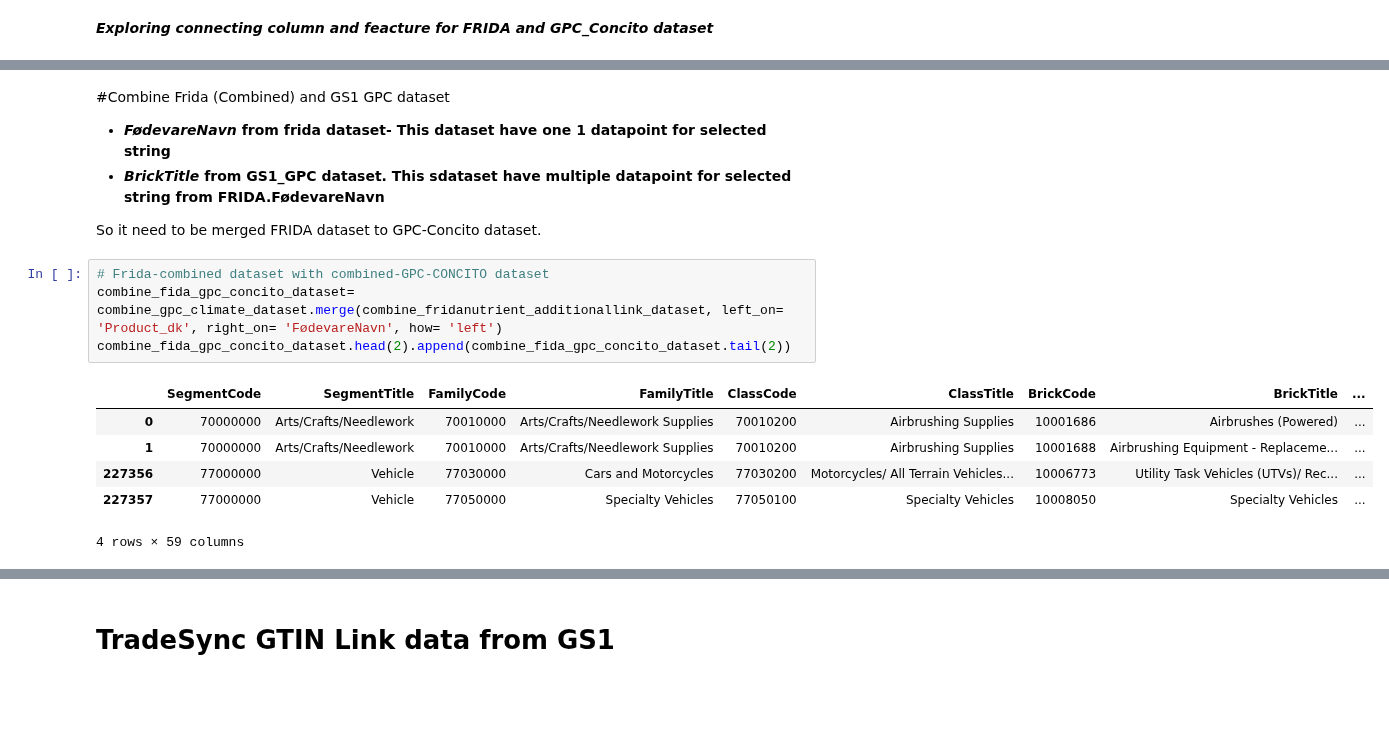
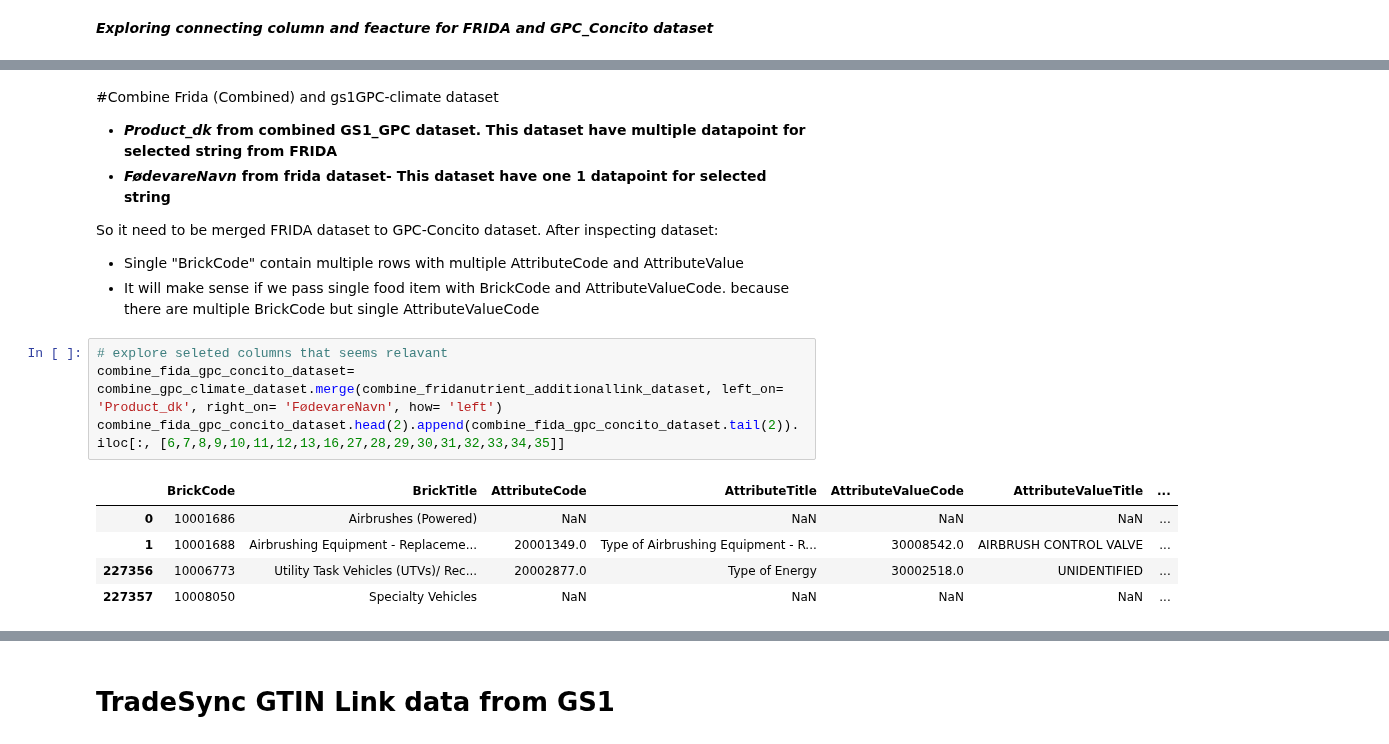
Before and after one commit to mrchapagain/ConsumerDataAnalytics, a Jupyter notebook: Data_Exploration.ipynb, the cells around one changed output, grey strips where cells are left out. Cells and saved outputs as stored; diff of their text form; blank space fills up the shorter version.

```diff
--- a/Data_Exploration.ipynb
+++ b/Data_Exploration.ipynb
@@ -314,17 +225,20 @@ combine_fridanutrient_additionallink_dataset[combine_fridanutrient_additionallin
 # %% [markdown]
-#Combine Frida (Combined) and GS1 GPC dataset
+#Combine Frida (Combined) and gs1GPC-climate dataset
+*   ***Product_dk* from combined GS1_GPC dataset. This dataset have multiple datapoint for selected string from FRIDA**
 *   ***FødevareNavn* from frida dataset- This dataset have one 1 datapoint for selected string**
-*   ***BrickTitle* from GS1_GPC dataset. This sdataset have multiple datapoint for selected string from FRIDA.FødevareNavn**
+
 
 So it need to be merged FRIDA dataset to GPC-Concito dataset.
+After inspecting dataset:
+*   Single "BrickCode" contain multiple rows with multiple AttributeCode and AttributeValue
+*   It will make sense if we pass single food item with BrickCode and AttributeValueCode. because there are multiple BrickCode but single AttributeValueCode
 # %%
-# Frida-combined dataset with combined-GPC-CONCITO dataset
+# explore seleted columns that seems relavant
 combine_fida_gpc_concito_dataset= combine_gpc_climate_dataset.merge(combine_fridanutrient_additionallink_dataset, left_on= 'Product_dk', right_on= 'FødevareNavn', how= 'left')
-combine_fida_gpc_concito_dataset.head(2).append(combine_fida_gpc_concito_dataset.tail(2))
+combine_fida_gpc_concito_dataset.head(2).append(combine_fida_gpc_concito_dataset.tail(2)).iloc[:, [6,7,8,9,10,11,12,13,16,27,28,29,30,31,32,33,34,35]]
 # %% [output]
-|  | SegmentCode | SegmentTitle | FamilyCode | FamilyTitle | ClassCode | ClassTitle | BrickCode | BrickTitle | ... |
-| 0 | 70000000 | Arts/Crafts/Needlework | 70010000 | Arts/Crafts/Needlework Supplies | 70010200 | Airbrushing Supplies | 10001686 | Airbrushes (Powered) | ... |
-| 1 | 70000000 | Arts/Crafts/Needlework | 70010000 | Arts/Crafts/Needlework Supplies | 70010200 | Airbrushing Supplies | 10001688 | Airbrushing Equipment - Replaceme... | ... |
-| 227356 | 77000000 | Vehicle | 77030000 | Cars and Motorcycles | 77030200 | Motorcycles/ All Terrain Vehicles... | 10006773 | Utility Task Vehicles (UTVs)/ Rec... | ... |
-| 227357 | 77000000 | Vehicle | 77050000 | Specialty Vehicles | 77050100 | Specialty Vehicles | 10008050 | Specialty Vehicles | ... |
+|  | BrickCode | BrickTitle | AttributeCode | AttributeTitle | AttributeValueCode | AttributeValueTitle | ... |
+| 0 | 10001686 | Airbrushes (Powered) | NaN | NaN | NaN | NaN | ... |
+| 1 | 10001688 | Airbrushing Equipment - Replaceme... | 20001349.0 | Type of Airbrushing Equipment - R... | 30008542.0 | AIRBRUSH CONTROL VALVE | ... |
+| 227356 | 10006773 | Utility Task Vehicles (UTVs)/ Rec... | 20002877.0 | Type of Energy | 30002518.0 | UNIDENTIFIED | ... |
+| 227357 | 10008050 | Specialty Vehicles | NaN | NaN | NaN | NaN | ... |
-4 rows × 59 columns
```
Also changed, not shown: parts of 24 cells of this notebook.
